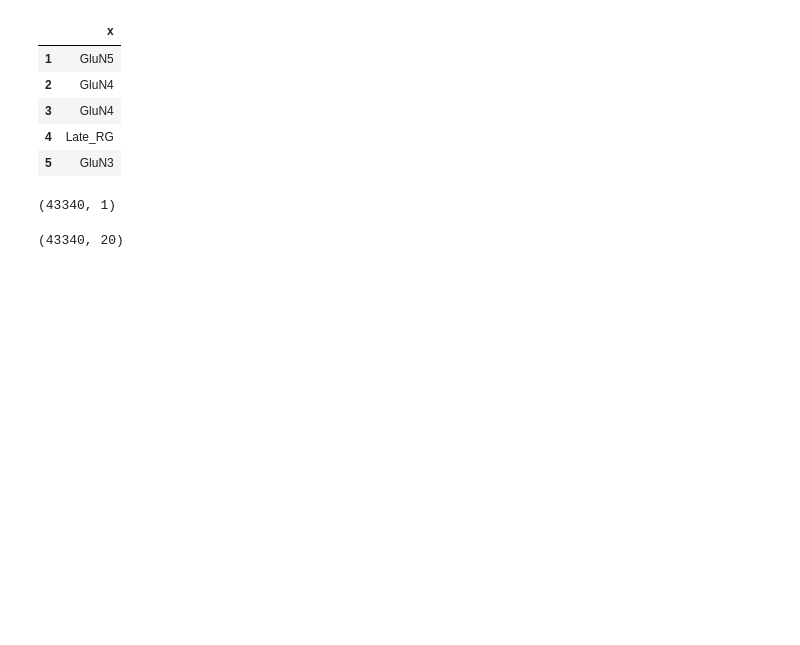
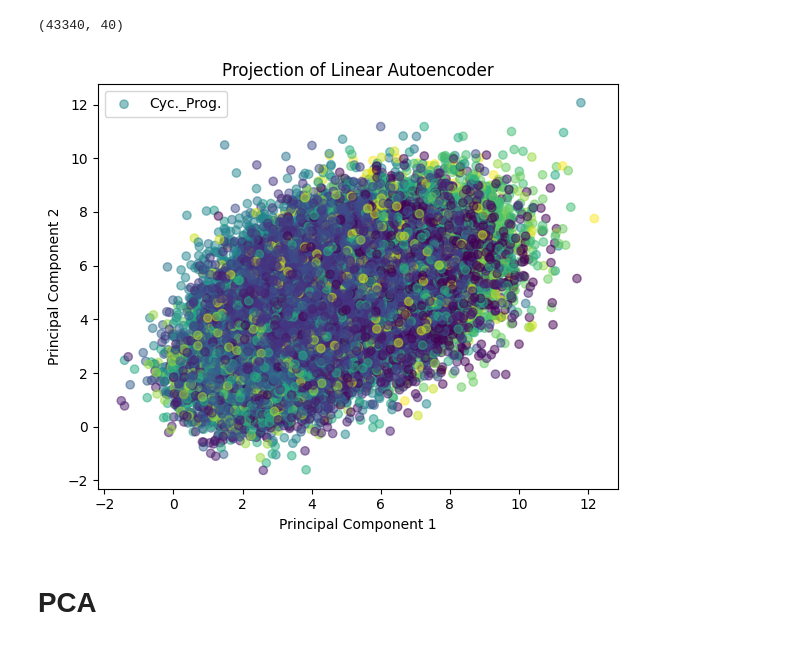
Before and after one commit to emilyguancamole/genome_encoder, a Jupyter notebook: embeddings.ipynb, the cells around one changed output. Cells and saved outputs as stored; diff of their text form; code cells hidden in the pictures; blank space fills up the shorter version.

```diff
--- a/embeddings.ipynb
+++ b/embeddings.ipynb
@@ -29,20 +29,25 @@ plt.show()
-# %%
-import pandas as pd
-metadata = pd.read_csv('Trevino_meta.csv', index_col=0)
-metadata.head()
-# %% [output]
-|  | x |
-| 1 | GluN5 |
-| 2 | GluN4 |
-| 3 | GluN4 |
-| 4 | Late_RG |
-| 5 | GluN3 |
-# %%
-metadata.shape
-# %% [output]
-(43340, 1)
-# %%
-embedding_list = np.load('embedding_list.npy')
-embedding_list.shape
-# %% [output]
-(43340, 20)
+# %%
+embedding_list = np.load('embedding_list_linear.npy')
+embeddings = np.vstack(embedding_list)
+metadata = pd.read_csv('Trevino_meta.csv', index_col=0)
+
+print(embeddings.shape)
+
+labels = metadata['x']
+unique_labels = np.unique(labels)
+color_map = {label: i for i, label in enumerate(unique_labels)}
+colors = labels.map(color_map)
+
+plt.figure(figsize=(6, 5))
+scatter = plt.scatter(embeddings[:, 0], embeddings[:, 2], c = colors, alpha=0.5)
+plt.title('Projection of Linear Autoencoder')
+plt.xlabel('Principal Component 1')
+plt.ylabel('Principal Component 2')
+plt.legend(color_map)
+plt.tight_layout()
+plt.show()
+# %% [output]
+(43340, 40)
+[figure, added]
+# %% [markdown]
+# PCA
```
Also changed, not shown: parts of 5 cells of this notebook, 1 other file.
